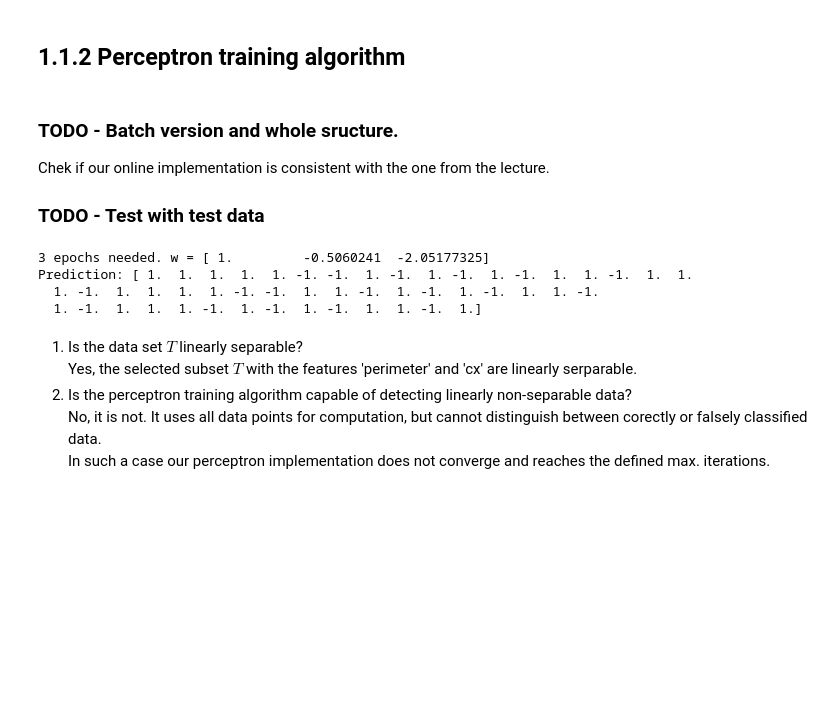
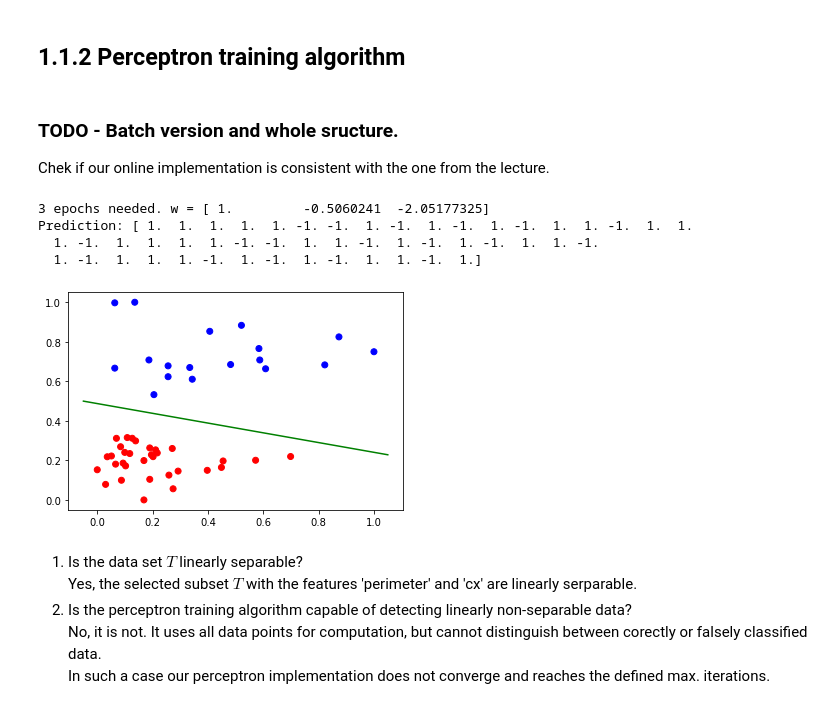
Before and after one commit to danielhp97/MLVC_1, a Jupyter notebook: Assignment_1_1.ipynb, the cells around one changed output. Saved outputs shown, nothing was run; the diff lists cells and outputs as text; code cells hidden in the pictures; blank space fills up the shorter version.

```diff
--- a/Assignment1.ipynb
+++ b/Assignment_1_1.ipynb
@@ -96,26 +92,26 @@ sns.scatterplot(data=features_subset, x='perimeter', y='cx', hue='class')
 # %% [markdown]
 ### TODO - Batch version and whole sructure.
 Chek if our online implementation is consistent with the one from the lecture.
-
-### TODO - Test with test data
 # %%
 # X = np.vstack((features_subset.perimeter, features_subset.area))
 X = np.vstack((features_subset.perimeter, features_subset.cx))
 
 ## Convert Ankle boot label from 9 to -1 for training
 t = label_subsubset.astype(int)
 t[t==int(9)] = -1
 
 maxIts = 100
 online = True
 
 w = perceptron.percTrain(X, t, maxIts, online)
+perceptron.plotDataAndDecitionBoundary(X,t,w)
 prediction = perceptron.perc(w, X)
 # %% [output]
 3 epochs needed. w = [ 1.         -0.5060241  -2.05177325]
 Prediction: [ 1.  1.  1.  1.  1. -1. -1.  1. -1.  1. -1.  1. -1.  1.  1. -1.  1.  1.
   1. -1.  1.  1.  1.  1. -1. -1.  1.  1. -1.  1. -1.  1. -1.  1.  1. -1.
   1. -1.  1.  1.  1. -1.  1. -1.  1. -1.  1.  1. -1.  1.]
+[figure, added]
 # %% [markdown]
 1) Is the data set $T$ linearly separable? <br>
 Yes, the selected subset $T$ with the features 'perimeter' and 'cx' are linearly serparable.
```
Also changed, not shown: parts of 15 cells of this notebook, 4 other files.
